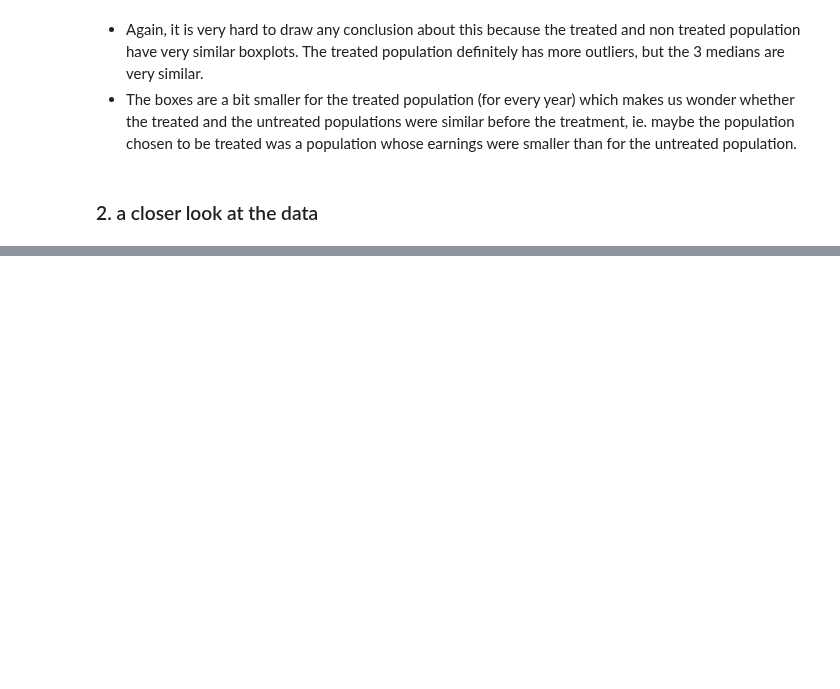
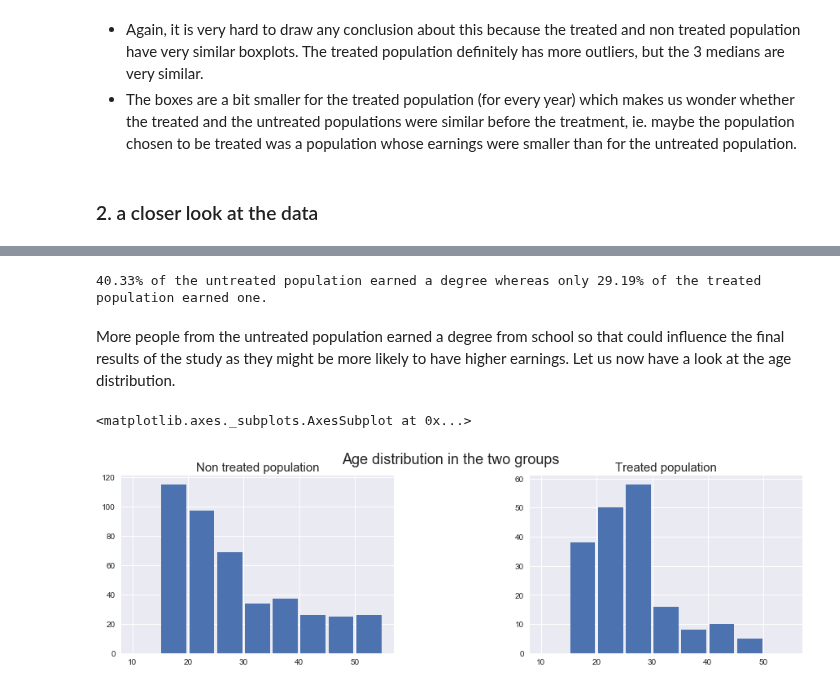
Before and after one commit to adamkozak/ADA2017-project, a Jupyter notebook: Homework/04 - Applied ML/Homework 4.ipynb, the cells around one changed output, grey strips where cells are left out. Drawn from its saved outputs; the diff is of its cells as text; code cells hidden in the pictures; blank space fills up the shorter version.

```diff
--- a/Homework/04 - Applied ML/Homework 4.ipynb
+++ b/Homework/04 - Applied ML/Homework 4.ipynb
@@ -179,0 +192,39 @@ sns.boxplot( df.loc[df.treat==1].loc[df.earning!=0].year, df.loc[df.treat==1].lo
+# %%
+treat = Lalonde_df.loc[Lalonde_df.treat==1].treat.count()
+not_tr = Lalonde_df.loc[Lalonde_df.treat==0].treat.count()
+deg_treat = Lalonde_df.loc[Lalonde_df.treat==1].loc[Lalonde_df.nodegree==0].nodegree.count()
+deg_not = Lalonde_df.loc[Lalonde_df.treat==0].loc[Lalonde_df.nodegree==0].nodegree.count()
+
+prop_deg_treat= deg_treat/treat
+prop_deg_not = deg_not/not_tr
+
+print ( str(round(prop_deg_not*100,2)) + '% of the untreated population earned a degree whereas only ' +  str(round(prop_deg_treat*100,2)) + '% of the treated population earned one.')
+# %% [output]
+40.33% of the untreated population earned a degree whereas only 29.19% of the treated population earned one.
+# %% [markdown]
+More people from the untreated population earned a degree from school so that could influence the final results of the study as they might be more likely to have higher earnings.
+Let us now have a look at the age distribution.
+# %%
+# Create a figure with 2 subplots and set the title
+fig, ax = plt.subplots(figsize=(15,4), ncols=2, nrows=1)
+plt.suptitle("Age distribution in the two groups", fontsize=18)
+
+
+# Adjust the sub plots parameters
+wspace =  0.5 # the amount of width reserved for white space between subplots
+
+plt.subplots_adjust(
+  wspace  =  wspace
+)
+
+
+# Set a title to each graph
+
+ax[0].set_title("Non treated population", fontsize=15)
+ax[1].set_title("Treated population", fontsize=15)
+
+Lalonde_df.loc[Lalonde_df.treat==0].age.hist(bins=list(range(10,60,5)), rwidth=0.9, ax=ax[0])
+Lalonde_df.loc[Lalonde_df.treat==1].age.hist(bins=list(range(10,60,5)), rwidth=0.9, ax=ax[1])
+# %% [output]
+<matplotlib.axes._subplots.AxesSubplot at 0x...>
+[figure, added]
```
Also changed, not shown: parts of 8 cells of this notebook.
